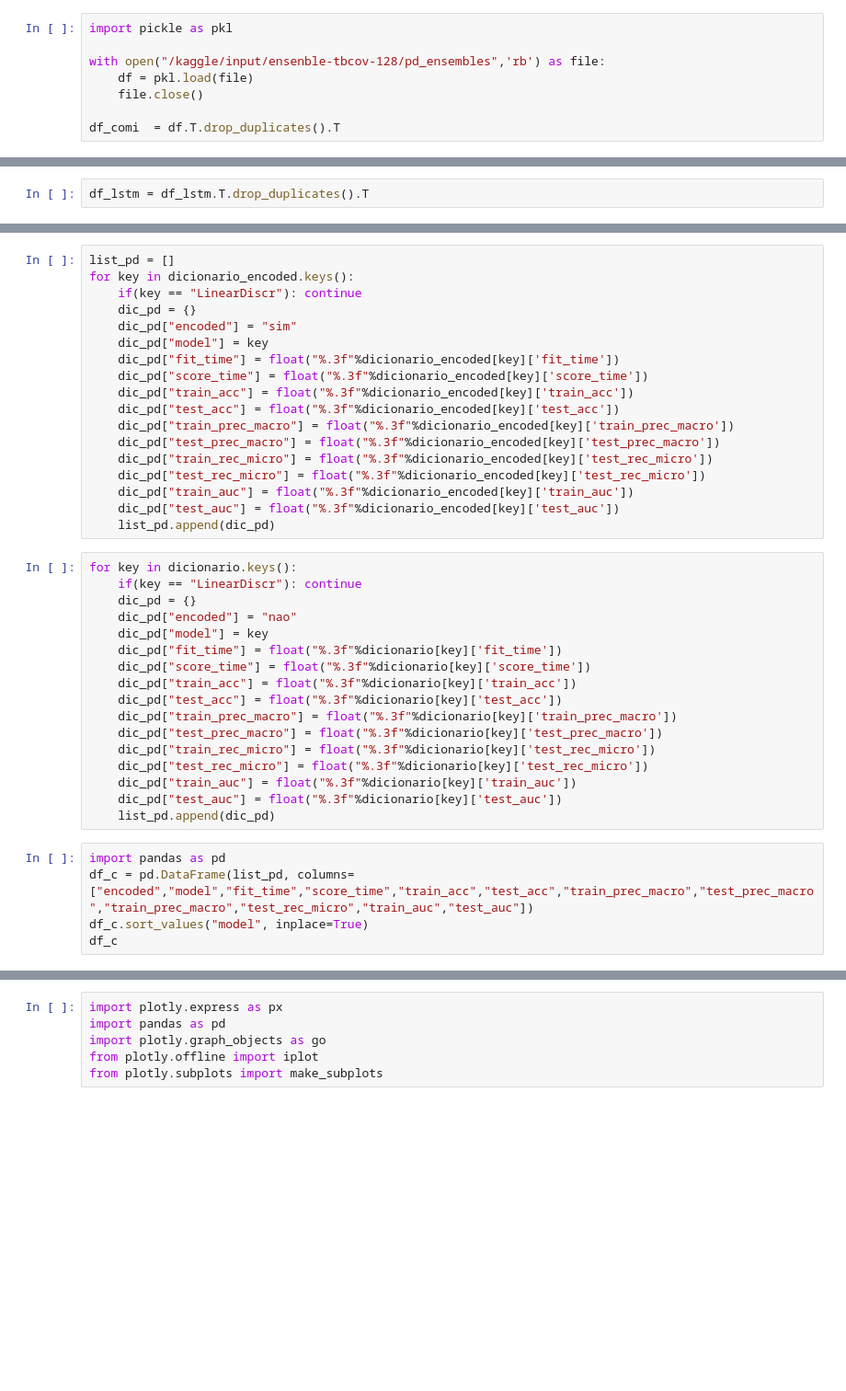
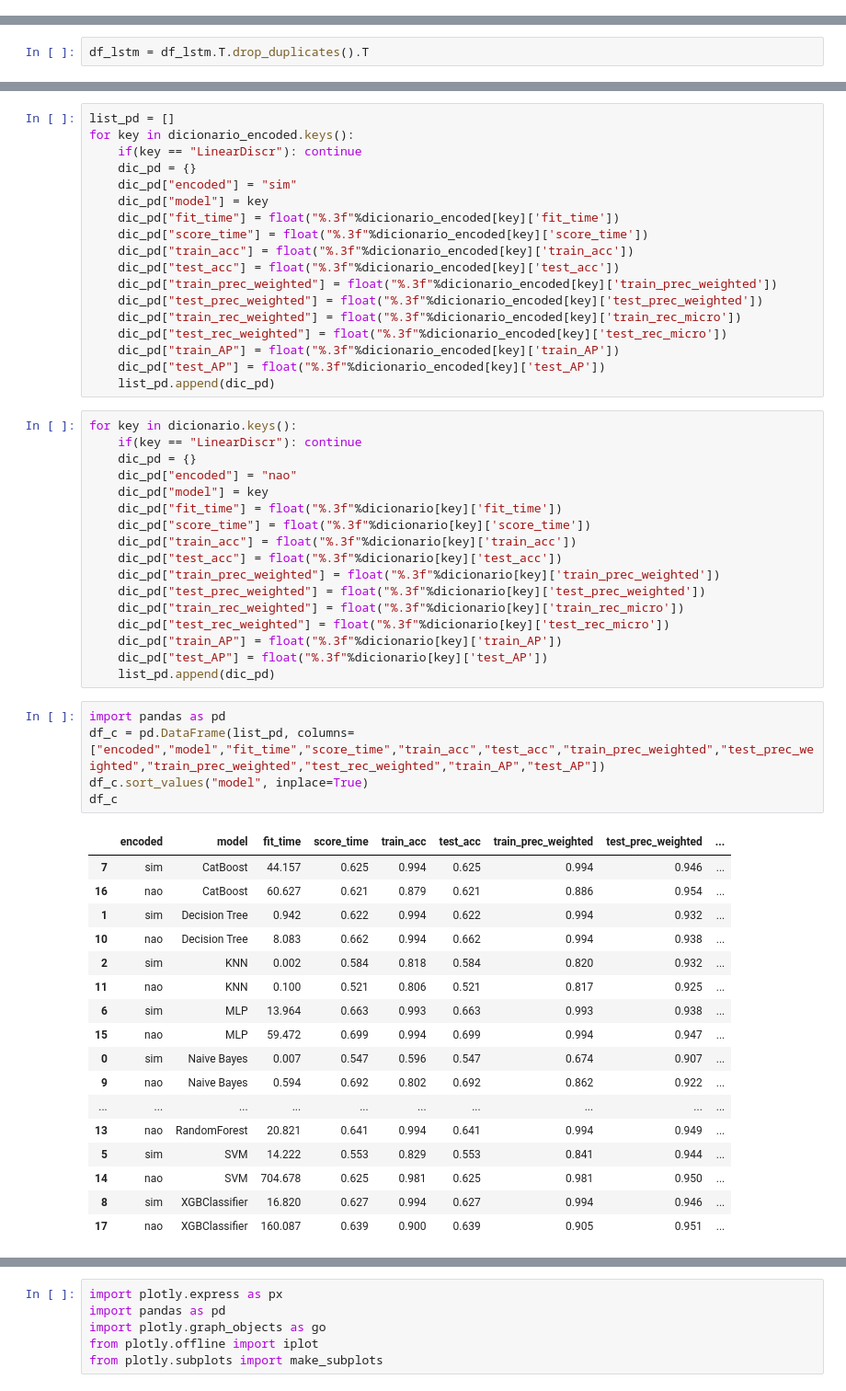
Before and after one commit to chnmelo/mestrado-covid-sentiment-analysis, a Jupyter notebook: graphs-tbcov-128-ensemble.ipynb, the cells around one changed output, grey strips where cells are left out. Shown at 92% size. Cells and saved outputs as stored; diff of their text form; blank space fills up the shorter version.

Commit message:
Kaggle Notebook | graphs tbcov 128 ensemble | Version 35

```diff
--- a/graphs-tbcov-128-ensemble.ipynb
+++ b/graphs-tbcov-128-ensemble.ipynb
@@ -1,8 +0,0 @@
-# %%
-import pickle as pkl
-
-with open("/kaggle/input/ensenble-tbcov-128/pd_ensembles",'rb') as file:
-    df = pkl.load(file)
-    file.close()
-
-df_comi  = df.T.drop_duplicates().T
@@ -51,12 +93,12 @@ for key in dicionario_encoded.keys():
     dic_pd["score_time"] = float("%.3f"%dicionario_encoded[key]['score_time'])
     dic_pd["train_acc"] = float("%.3f"%dicionario_encoded[key]['train_acc'])
     dic_pd["test_acc"] = float("%.3f"%dicionario_encoded[key]['test_acc'])
-    dic_pd["train_prec_macro"] = float("%.3f"%dicionario_encoded[key]['train_prec_macro'])
-    dic_pd["test_prec_macro"] = float("%.3f"%dicionario_encoded[key]['test_prec_macro'])
-    dic_pd["train_rec_micro"] = float("%.3f"%dicionario_encoded[key]['test_rec_micro'])
-    dic_pd["test_rec_micro"] = float("%.3f"%dicionario_encoded[key]['test_rec_micro'])
-    dic_pd["train_auc"] = float("%.3f"%dicionario_encoded[key]['train_auc'])
-    dic_pd["test_auc"] = float("%.3f"%dicionario_encoded[key]['test_auc'])
+    dic_pd["train_prec_weighted"] = float("%.3f"%dicionario_encoded[key]['train_prec_weighted'])
+    dic_pd["test_prec_weighted"] = float("%.3f"%dicionario_encoded[key]['test_prec_weighted'])
+    dic_pd["train_rec_weighted"] = float("%.3f"%dicionario_encoded[key]['train_rec_micro'])
+    dic_pd["test_rec_weighted"] = float("%.3f"%dicionario_encoded[key]['test_rec_micro'])
+    dic_pd["train_AP"] = float("%.3f"%dicionario_encoded[key]['train_AP'])
+    dic_pd["test_AP"] = float("%.3f"%dicionario_encoded[key]['test_AP'])
     list_pd.append(dic_pd)
 # %%
 for key in dicionario.keys():
@@ -68,17 +110,35 @@ for key in dicionario.keys():
     dic_pd["score_time"] = float("%.3f"%dicionario[key]['score_time'])
     dic_pd["train_acc"] = float("%.3f"%dicionario[key]['train_acc'])
     dic_pd["test_acc"] = float("%.3f"%dicionario[key]['test_acc'])
-    dic_pd["train_prec_macro"] = float("%.3f"%dicionario[key]['train_prec_macro'])
-    dic_pd["test_prec_macro"] = float("%.3f"%dicionario[key]['test_prec_macro'])
-    dic_pd["train_rec_micro"] = float("%.3f"%dicionario[key]['test_rec_micro'])
-    dic_pd["test_rec_micro"] = float("%.3f"%dicionario[key]['test_rec_micro'])
-    dic_pd["train_auc"] = float("%.3f"%dicionario[key]['train_auc'])
-    dic_pd["test_auc"] = float("%.3f"%dicionario[key]['test_auc'])
+    dic_pd["train_prec_weighted"] = float("%.3f"%dicionario[key]['train_prec_weighted'])
+    dic_pd["test_prec_weighted"] = float("%.3f"%dicionario[key]['test_prec_weighted'])
+    dic_pd["train_rec_weighted"] = float("%.3f"%dicionario[key]['train_rec_micro'])
+    dic_pd["test_rec_weighted"] = float("%.3f"%dicionario[key]['test_rec_micro'])
+    dic_pd["train_AP"] = float("%.3f"%dicionario[key]['train_AP'])
+    dic_pd["test_AP"] = float("%.3f"%dicionario[key]['test_AP'])
     list_pd.append(dic_pd)
 # %%
 import pandas as pd
-df_c = pd.DataFrame(list_pd, columns=["encoded","model","fit_time","score_time","train_acc","test_acc","train_prec_macro","test_prec_macro","train_prec_macro","test_rec_micro","train_auc","test_auc"])
+df_c = pd.DataFrame(list_pd, columns=["encoded","model","fit_time","score_time","train_acc","test_acc","train_prec_weighted","test_prec_weighted","train_prec_weighted","test_rec_weighted","train_AP","test_AP"])
 df_c.sort_values("model", inplace=True)
 df_c
+# %% [output]
+|  | encoded | model | fit_time | score_time | train_acc | test_acc | train_prec_weighted | test_prec_weighted | ... |
+| 7 | sim | CatBoost | 44.157 | 0.625 | 0.994 | 0.625 | 0.994 | 0.946 | ... |
+| 16 | nao | CatBoost | 60.627 | 0.621 | 0.879 | 0.621 | 0.886 | 0.954 | ... |
+| 1 | sim | Decision Tree | 0.942 | 0.622 | 0.994 | 0.622 | 0.994 | 0.932 | ... |
+| 10 | nao | Decision Tree | 8.083 | 0.662 | 0.994 | 0.662 | 0.994 | 0.938 | ... |
+| 2 | sim | KNN | 0.002 | 0.584 | 0.818 | 0.584 | 0.820 | 0.932 | ... |
+| 11 | nao | KNN | 0.100 | 0.521 | 0.806 | 0.521 | 0.817 | 0.925 | ... |
+| 6 | sim | MLP | 13.964 | 0.663 | 0.993 | 0.663 | 0.993 | 0.938 | ... |
+| 15 | nao | MLP | 59.472 | 0.699 | 0.994 | 0.699 | 0.994 | 0.947 | ... |
+| 0 | sim | Naive Bayes | 0.007 | 0.547 | 0.596 | 0.547 | 0.674 | 0.907 | ... |
+| 9 | nao | Naive Bayes | 0.594 | 0.692 | 0.802 | 0.692 | 0.862 | 0.922 | ... |
+| ... | ... | ... | ... | ... | ... | ... | ... | ... | ... |
+| 13 | nao | RandomForest | 20.821 | 0.641 | 0.994 | 0.641 | 0.994 | 0.949 | ... |
+| 5 | sim | SVM | 14.222 | 0.553 | 0.829 | 0.553 | 0.841 | 0.944 | ... |
+| 14 | nao | SVM | 704.678 | 0.625 | 0.981 | 0.625 | 0.981 | 0.950 | ... |
+| 8 | sim | XGBClassifier | 16.820 | 0.627 | 0.994 | 0.627 | 0.994 | 0.946 | ... |
+| 17 | nao | XGBClassifier | 160.087 | 0.639 | 0.900 | 0.639 | 0.905 | 0.951 | ... |
 # %%
 df_c = df_c.loc[:,~df_c.columns.duplicated()].copy()
```
Also changed, not shown: parts of 24 cells of this notebook.
